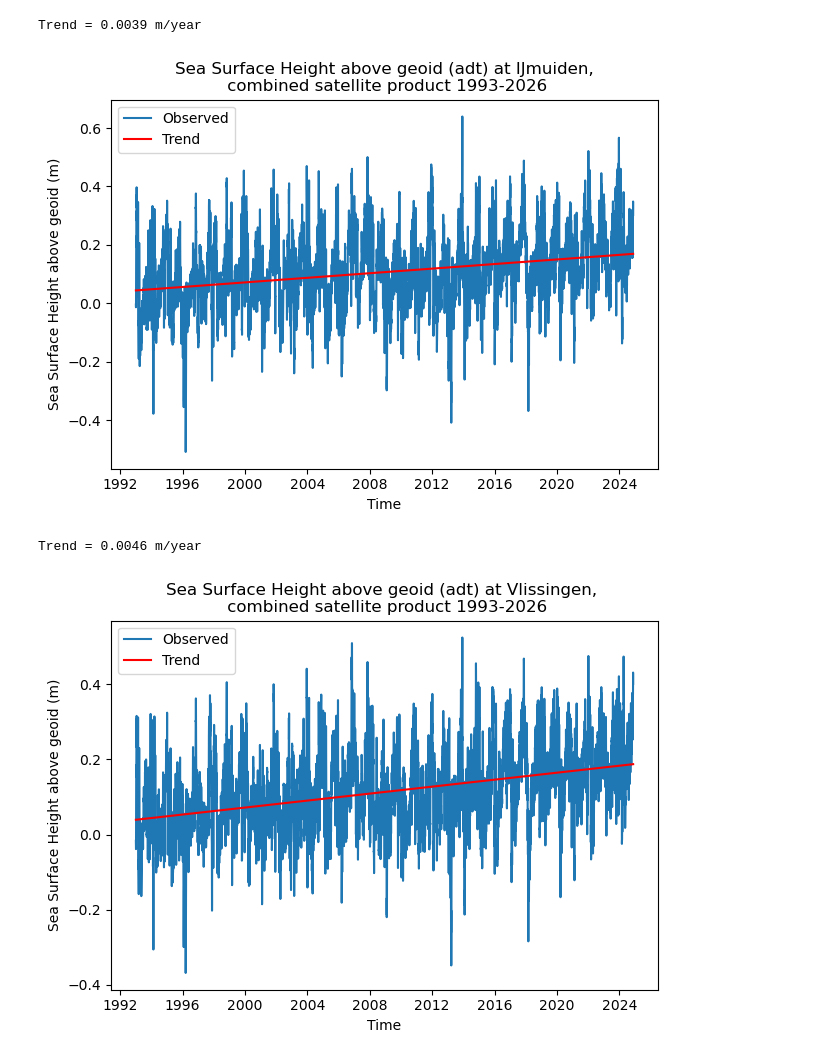
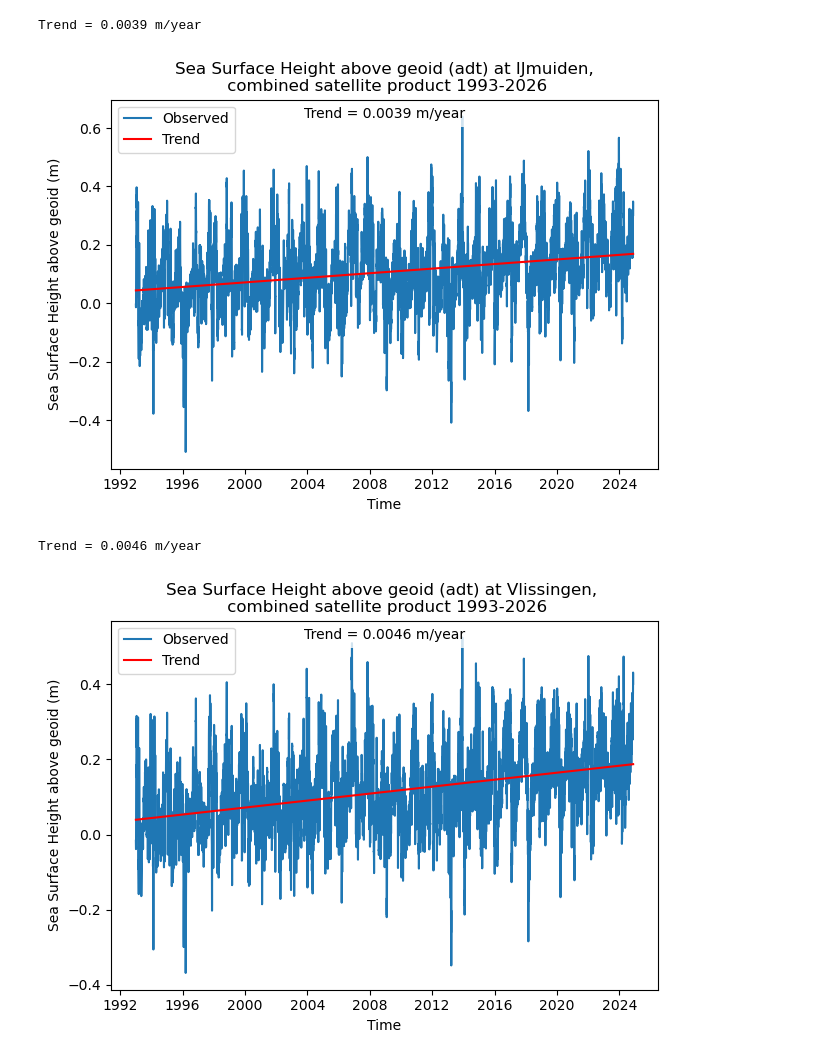
Before and after one commit to Deltares-research/sealevelmonitor, a Jupyter notebook: validation/satelllite/check_satellite_data.ipynb, the cells around one changed output. Saved outputs shown, nothing was run; the diff lists cells and outputs as text; code cells hidden in the pictures.

```diff
--- a/validation/satelllite/check_satellite_data.ipynb
+++ b/validation/satelllite/check_satellite_data.ipynb
@@ -8,10 +8,12 @@ import numpy as np
 import matplotlib.pyplot as plt
 import seaborn as sns
 import pathlib as Path
+Path = Path.Path
 
-root = Path.Path.cwd()
-output_dir = root / "rapportage" / "slm2026" / "images" / "satelllite" / "output"
-
+folder = Path.cwd()
+output_dir = folder.parent.parent / "rapportage" / "slm2026" / "images" / "satellite" / "output"
+if not output_dir.exists():
+    output_dir.mkdir(parents=True)
 
 csv = r'C:\projecten\RWS\sealevelmonitor\data\copernicus\satellite\cmems_obs-sl_glo_phy-ssh_my_allsat-demo-l4-duacs-0.125deg_P1D-i_1784027499090.csv' #dichtbij ijmuiden
 df = pd.read_csv(csv,comment="#")
@@ -35,35 +37,53 @@ plt.title("Sea Surface Height above geoid (adt) at IJmuiden,\n combined satellit
 plt.xlabel("Time")
 plt.ylabel("Sea Surface Height above geoid (m)")
 plt.legend(["Observed", "Trend"])
+
+plt.text(
+    0.5, 0.98,
+    f"Trend = {result.slope:.4f} m/year",
+    transform=plt.gca().transAxes,
+    ha="center",
+    va="top",
+    bbox=dict(facecolor="white", alpha=0.8, edgecolor="none")
+)
+
 plt.tight_layout()
 plt.savefig(output_dir / "sea_surface_height_trend_ijmuiden.png", dpi=300)
 plt.show()
 # %% [output]
-[figure, old version]
+[figure, new version]
 # %%
 csv = r'C:\projecten\RWS\sealevelmonitor\data\copernicus\satellite\cmems_obs-sl_glo_phy-ssh_my_allsat-demo-l4-duacs-0.125deg_P1D-i_1784027499101.csv' #dichtbij vlissingen
 df = pd.read_csv(csv,comment="#")
 # %%
 df = df.rename(columns={'adt':'value'})
 df['time'] = pd.to_datetime(df['time'], format='%Y-%m-%dT%H:%M:%S.%fZ')
 
 x = (df['time'] - df['time'].iloc[0]).dt.days / 365.25 # years since start
 y = df["value"]
 
 result = linregress(x, y)
 print(f"Trend = {result.slope:.4f} m/year")
 
 trend = result.intercept + result.slope * x
 
 plt.plot(df['time'], y)
 plt.plot(df['time'], trend, color="red")
 plt.title("Sea Surface Height above geoid (adt) at Vlissingen, \n combined satellite product 1993-2026")
 plt.xlabel("Time")
 plt.ylabel("Sea Surface Height above geoid (m)")
 plt.legend(["Observed", "Trend"])
+plt.text(
+    0.5, 0.98,
+    f"Trend = {result.slope:.4f} m/year",
+    transform=plt.gca().transAxes,
+    ha="center",
+    va="top",
+    bbox=dict(facecolor="white", alpha=0.8, edgecolor="none")
+)
 plt.tight_layout()
 plt.savefig(output_dir / "sea_surface_height_trend_vlissingen.png", dpi=300)
 plt.show()
 # %% [output]
 Trend = 0.0046 m/year
-[figure, old version]
+[figure, new version]
```
Also changed, not shown: 5 other files.
